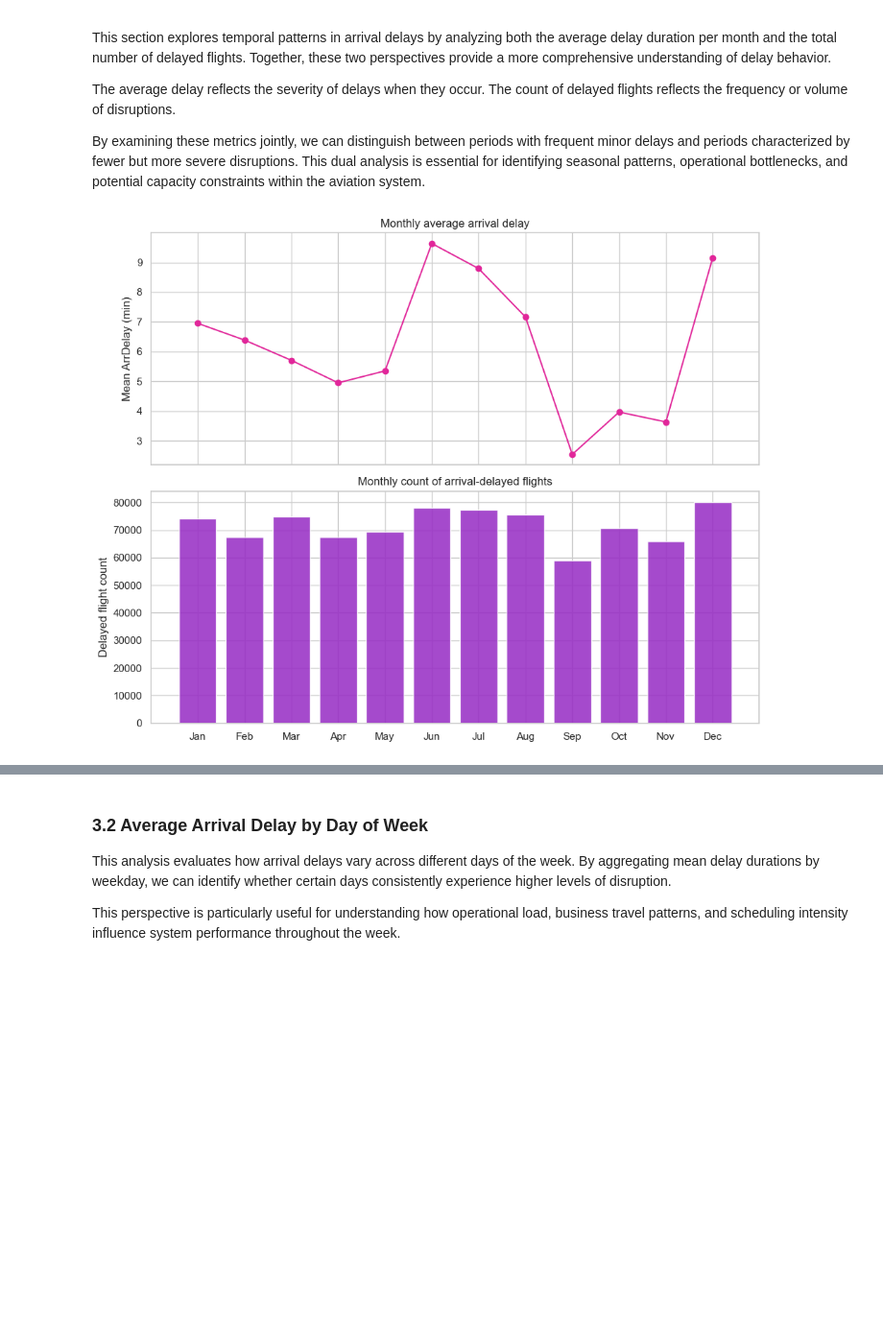
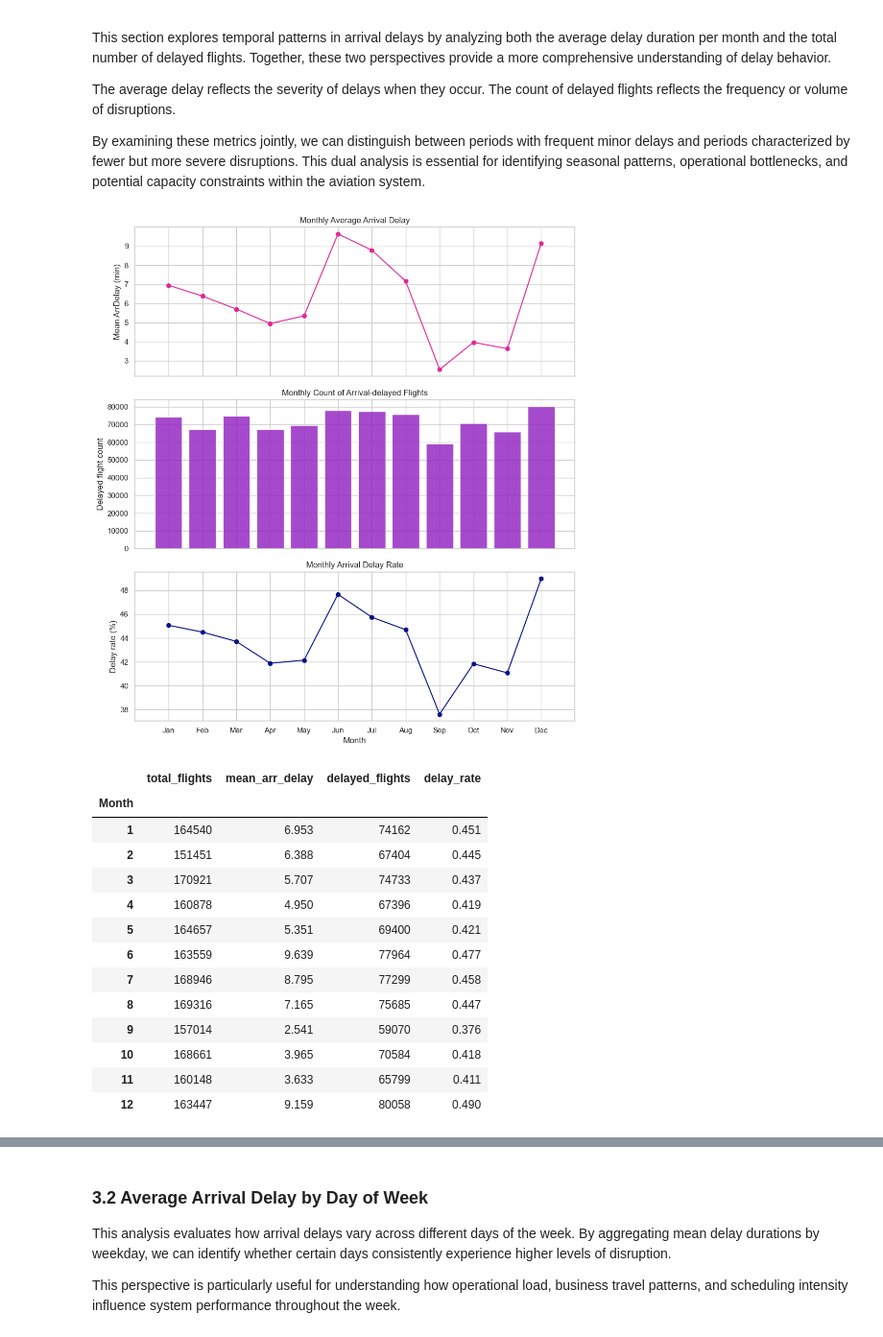
Before and after one commit to zuhrahmoh/Big-Data-Project, a Jupyter notebook: 02_exploratory_analysis.ipynb, the cells around one changed output, grey strips where cells are left out. Shown at 96% size. Drawn from its saved outputs; the diff is of its cells as text; code cells hidden in the pictures; blank space fills up the shorter version.

```diff
--- a/02_exploratory_analysis.ipynb
+++ b/02_exploratory_analysis.ipynb
@@ -95,23 +141,57 @@ The count of delayed flights reflects the frequency or volume of disruptions.
 
 By examining these metrics jointly, we can distinguish between periods with frequent minor delays and periods characterized by fewer but more severe disruptions. This dual analysis is essential for identifying seasonal patterns, operational bottlenecks, and potential capacity constraints within the aviation system.
 # %%
-monthly_avg = oper.groupby("Month")["ArrDelay"].mean()
-monthly_delayed = oper.groupby("Month")["IsArrivalDelayed"].sum()
+monthly_summary = (
+    oper.groupby("Month")
+    .agg(
+        total_flights=("ArrDelay", "size"),
+        mean_arr_delay=("ArrDelay", "mean"),
+        delayed_flights=("IsArrivalDelayed", "sum"),
+        delay_rate=("IsArrivalDelayed", "mean"),
+    )
+    .reindex(range(1, 13))
+)
 
-fig, axes = plt.subplots(2, 1, figsize=(10, 8), sharex=True)
-months = ["Jan", "Feb", "Mar", "Apr", "May", "Jun", "Jul", "Aug", "Sep", "Oct", "Nov", "Dec"]
-axes[0].plot(monthly_avg.index, monthly_avg.values, marker="o", color="#e1279a")
+fig, axes = plt.subplots(3, 1, figsize=(10, 11), sharex=True)
+
+months = ["Jan", "Feb", "Mar", "Apr", "May", "Jun",
+          "Jul", "Aug", "Sep", "Oct", "Nov", "Dec"]
+
+axes[0].plot(monthly_summary.index, monthly_summary["mean_arr_delay"], marker="o", color="#e1279a")
 axes[0].set_ylabel("Mean ArrDelay (min)")
-axes[0].set_title("Monthly average arrival delay")
-axes[1].bar(monthly_delayed.index, monthly_delayed.values, color="#962ac4", alpha=0.85)
+axes[0].set_title("Monthly Average Arrival Delay")
+
+axes[1].bar(monthly_summary.index, monthly_summary["delayed_flights"], color="#962ac4", alpha=0.85)
 axes[1].set_ylabel("Delayed flight count")
-axes[1].set_title("Monthly count of arrival-delayed flights")
-axes[1].set_xticks(range(1, 13))
-axes[1].set_xticklabels(months)
+axes[1].set_title("Monthly Count of Arrival-delayed Flights")
+
+axes[2].plot(monthly_summary.index, monthly_summary["delay_rate"] * 100, marker="o", color="#091186")
+axes[2].set_ylabel("Delay rate (%)")
+axes[2].set_xlabel("Month")
+axes[2].set_title("Monthly Arrival Delay Rate")
+axes[2].set_xticks(range(1, 13))
+axes[2].set_xticklabels(months)
+
 plt.tight_layout()
 plt.show()
+
+display(monthly_summary.round(3))
 # %% [output]
-[figure, old version]
+[figure, new version]
+|  | total_flights | mean_arr_delay | delayed_flights | delay_rate |
+| Month |  |  |  |  |
+| 1 | 164540 | 6.953 | 74162 | 0.451 |
+| 2 | 151451 | 6.388 | 67404 | 0.445 |
+| 3 | 170921 | 5.707 | 74733 | 0.437 |
+| 4 | 160878 | 4.950 | 67396 | 0.419 |
+| 5 | 164657 | 5.351 | 69400 | 0.421 |
+| 6 | 163559 | 9.639 | 77964 | 0.477 |
+| 7 | 168946 | 8.795 | 77299 | 0.458 |
+| 8 | 169316 | 7.165 | 75685 | 0.447 |
+| 9 | 157014 | 2.541 | 59070 | 0.376 |
+| 10 | 168661 | 3.965 | 70584 | 0.418 |
+| 11 | 160148 | 3.633 | 65799 | 0.411 |
+| 12 | 163447 | 9.159 | 80058 | 0.490 |
 # %% [markdown]
 **Insight:**
 
```
Also changed, not shown: parts of 19 cells of this notebook.
